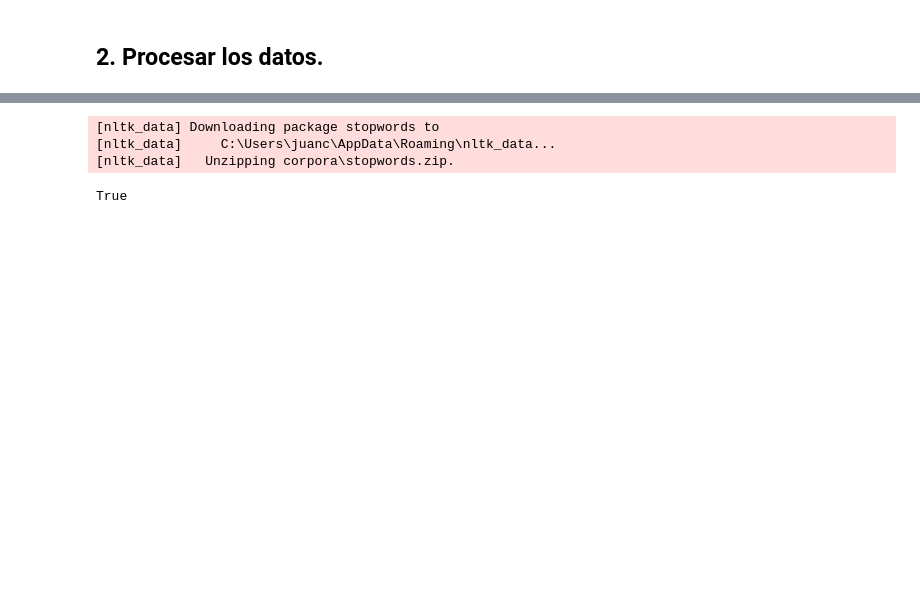
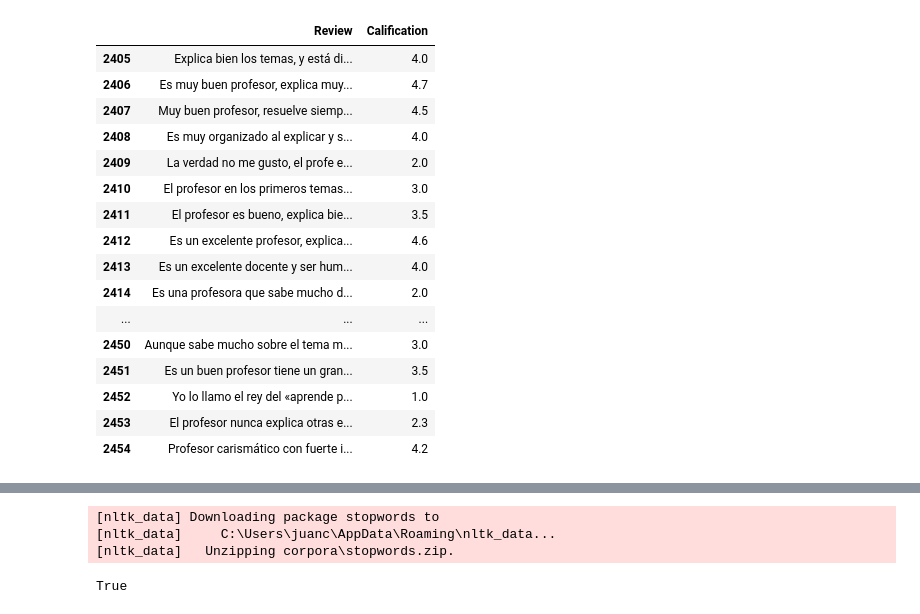
Before and after one commit to Juanchobanano/LosEstudiantes, a Jupyter notebook: LosEstudiantes WebScraping.ipynb, the cells around one changed output, grey strips where cells are left out. Saved outputs shown, nothing was run; the diff lists cells and outputs as text; code cells hidden in the pictures; blank space fills up the shorter version.

```diff
--- a/LosEstudiantes WebScraping.ipynb
+++ b/LosEstudiantes WebScraping.ipynb
@@ -145,2 +312,22 @@ df.to_csv("./opiniones4.csv")
-# %% [markdown]
-## 2. Procesar los datos.
+# %%
+dataset = pd.read_csv("./opiniones5.csv")
+dataset.drop("Unnamed: 0", axis = 1, inplace = True)
+dataset.tail(50)
+# %% [output]
+|  | Review | Calification |
+| 2405 | Explica bien los temas, y está di... | 4.0 |
+| 2406 | Es muy buen profesor, explica muy... | 4.7 |
+| 2407 | Muy buen profesor, resuelve siemp... | 4.5 |
+| 2408 | Es muy organizado al explicar y s... | 4.0 |
+| 2409 | La verdad no me gusto, el profe e... | 2.0 |
+| 2410 | El profesor en los primeros temas... | 3.0 |
+| 2411 | El profesor es bueno, explica bie... | 3.5 |
+| 2412 | Es un excelente profesor, explica... | 4.6 |
+| 2413 | Es un excelente docente y ser hum... | 4.0 |
+| 2414 | Es una profesora que sabe mucho d... | 2.0 |
+| ... | ... | ... |
+| 2450 | Aunque sabe mucho sobre el tema m... | 3.0 |
+| 2451 | Es un buen profesor tiene un gran... | 3.5 |
+| 2452 | Yo lo llamo el rey del «aprende p... | 1.0 |
+| 2453 | El profesor nunca explica otras e... | 2.3 |
+| 2454 | Profesor carismático con fuerte i... | 4.2 |
```
Also changed, not shown: parts of 35 cells of this notebook, 1 other file.
